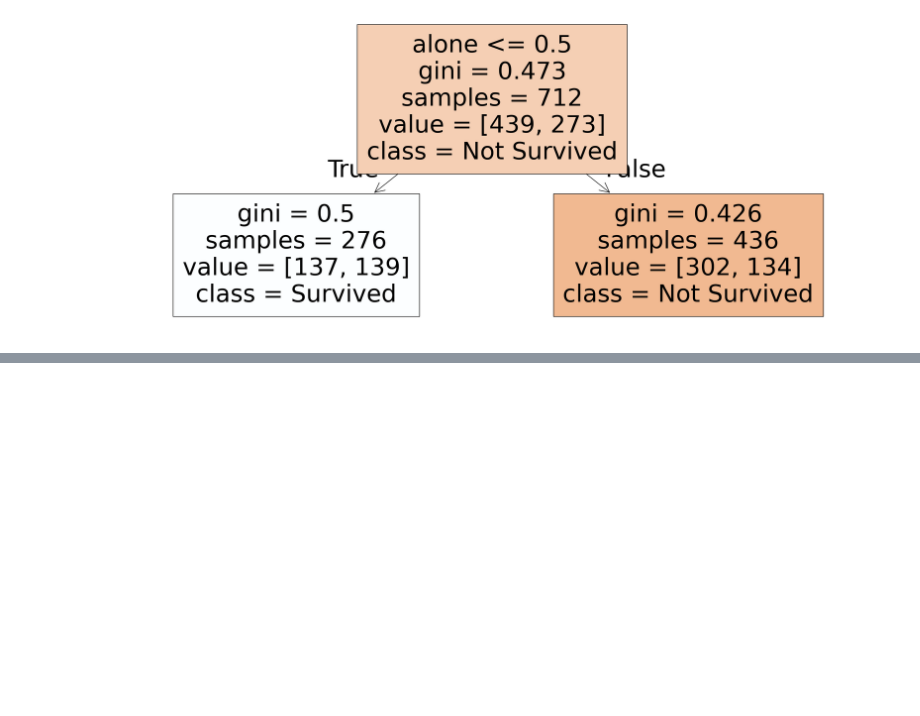
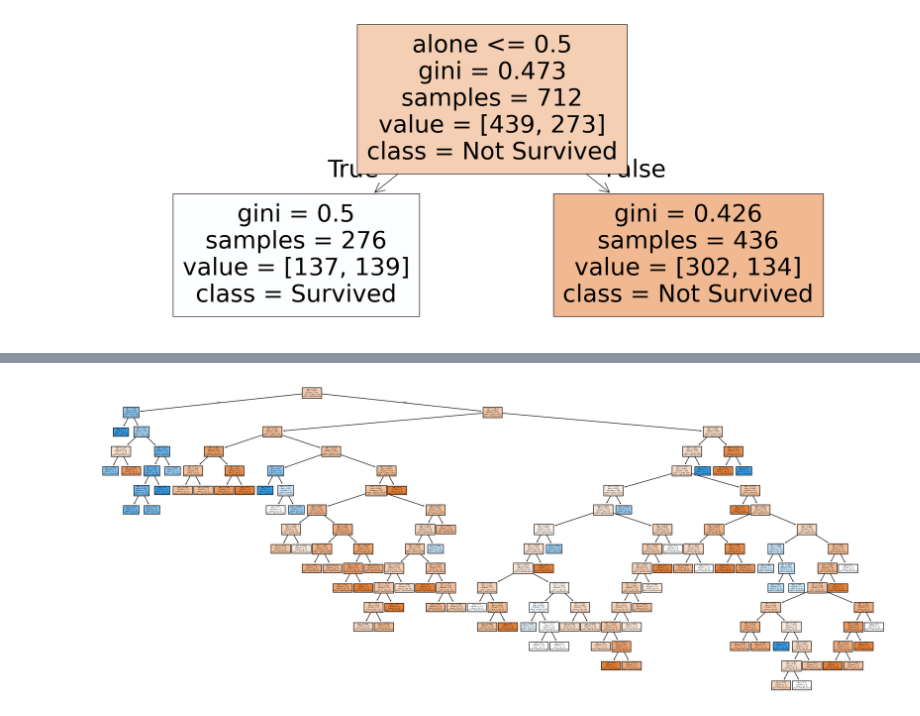
Before and after one commit to s256657/applied-ml-craigwilcox, a Jupyter notebook: lab03/ml03_craigwilcox.ipynb, the cells around one changed output, grey strips where cells are left out. Drawn from its saved outputs; the diff is of its cells as text; code cells hidden in the pictures; blank space fills up the shorter version.

Commit message:
completed case 2

```diff
--- a/lab03/ml03_craigwilcox.ipynb
+++ b/lab03/ml03_craigwilcox.ipynb
@@ -136,0 +202,9 @@ fig.savefig("decision_tree_titanic_case_1.png")
+# %%
+# Report Decision Tree Plot
+
+fig = plt.figure(figsize=(25,10))
+plot_tree(tree_model, feature_names=X2.columns, class_names=['Not Survived', 'Survived'], filled=True)
+plt.show()
+fig.savefig("decision_tree_titanic_case_2.png")
+# %% [output]
+[figure, added]
```
Also changed, not shown: parts of 6 cells of this notebook, 1 other file.
